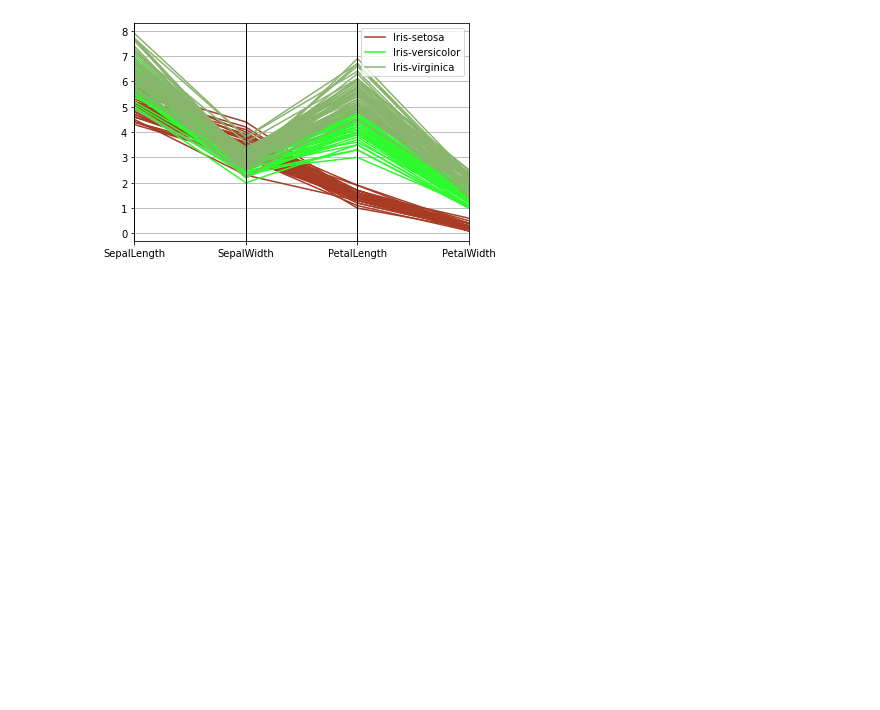
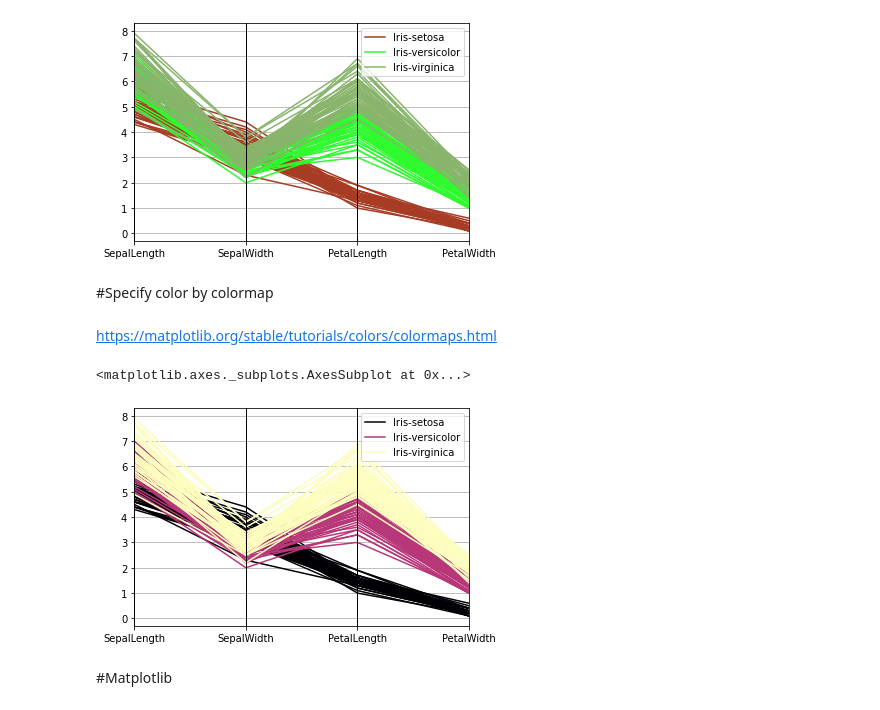
Before and after one commit to Nattakonjpg/BasicProg_DataViz65, a Jupyter notebook: DataViz01_Table_Data.ipynb, the cells around one changed output. Drawn from its saved outputs; the diff is of its cells as text; code cells hidden in the pictures; blank space fills up the shorter version.

```diff
--- a/DataViz01_Table_Data.ipynb
+++ b/DataViz01_Table_Data.ipynb
@@ -37,3 +37,14 @@ pd.plotting.parallel_coordinates(df, "Name", color=["#A73B24","#2EFA2E","#88B46C
 # %% [output]
 <matplotlib.axes._subplots.AxesSubplot at 0x...>
 [figure]
+# %% [markdown]
+#Specify color by colormap
+# %% [markdown]
+https://matplotlib.org/stable/tutorials/colors/colormaps.html
+# %%
+pd.plotting.parallel_coordinates(df, "Name", colormap ='magma')
+# %% [output]
+<matplotlib.axes._subplots.AxesSubplot at 0x...>
+[figure, added]
+# %% [markdown]
+#Matplotlib
```
Also changed, not shown: parts of 4 cells of this notebook.
